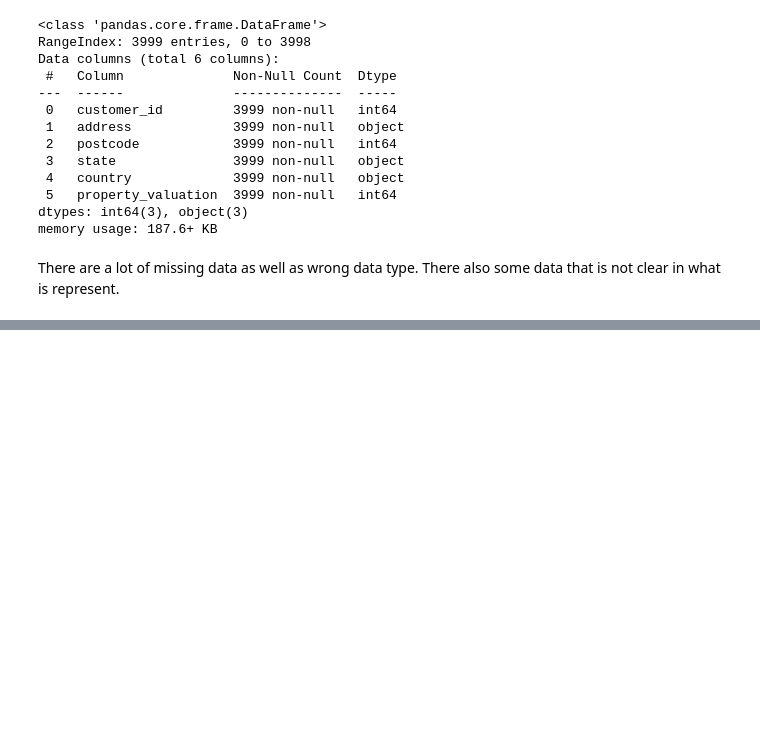
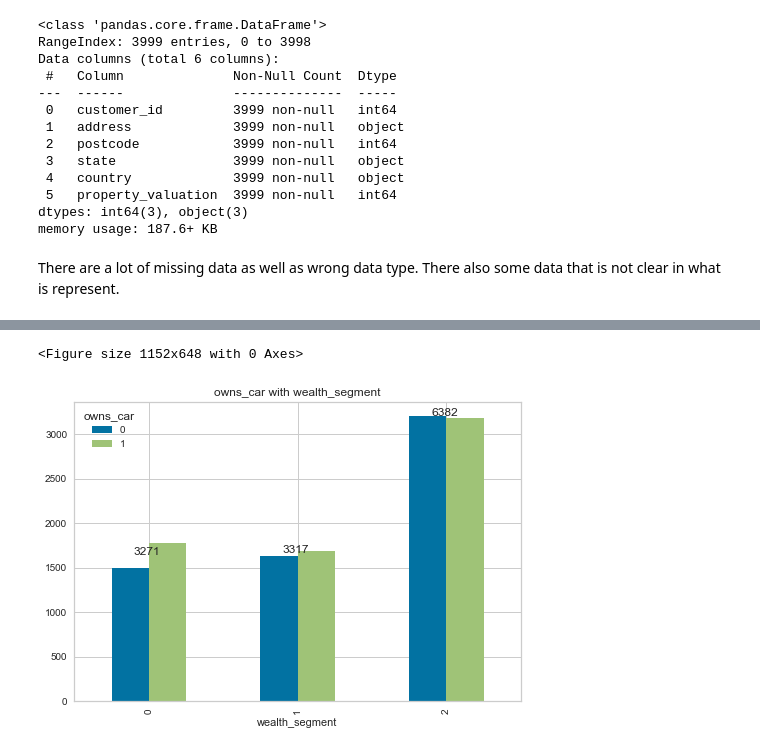
Before and after one commit to vclzez/DATA, a Jupyter notebook: The Forage/KPMG/KPMG_EDA.ipynb, the cells around one changed output, grey strips where cells are left out. Drawn from its saved outputs; the diff is of its cells as text; code cells hidden in the pictures; blank space fills up the shorter version.

```diff
--- a/The Forage/KPMG/KPMG_EDA.ipynb
+++ b/The Forage/KPMG/KPMG_EDA.ipynb
@@ -258,0 +415,6 @@ List of Wrong datatype:
+# %%
+# Wealth and car
+plot_bar_seg(df_allmerge,'wealth_segment','owns_car')
+# %% [output]
+<Figure size 1152x648 with 0 Axes>
+[figure, added]
```
Also changed, not shown: parts of 43 cells of this notebook.
